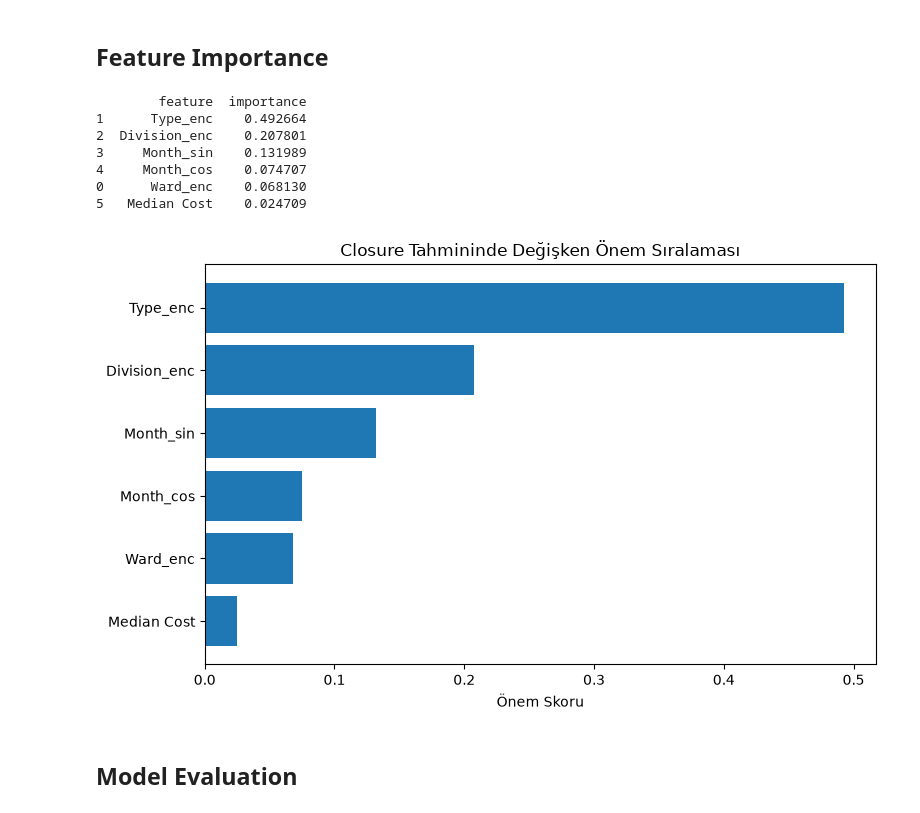
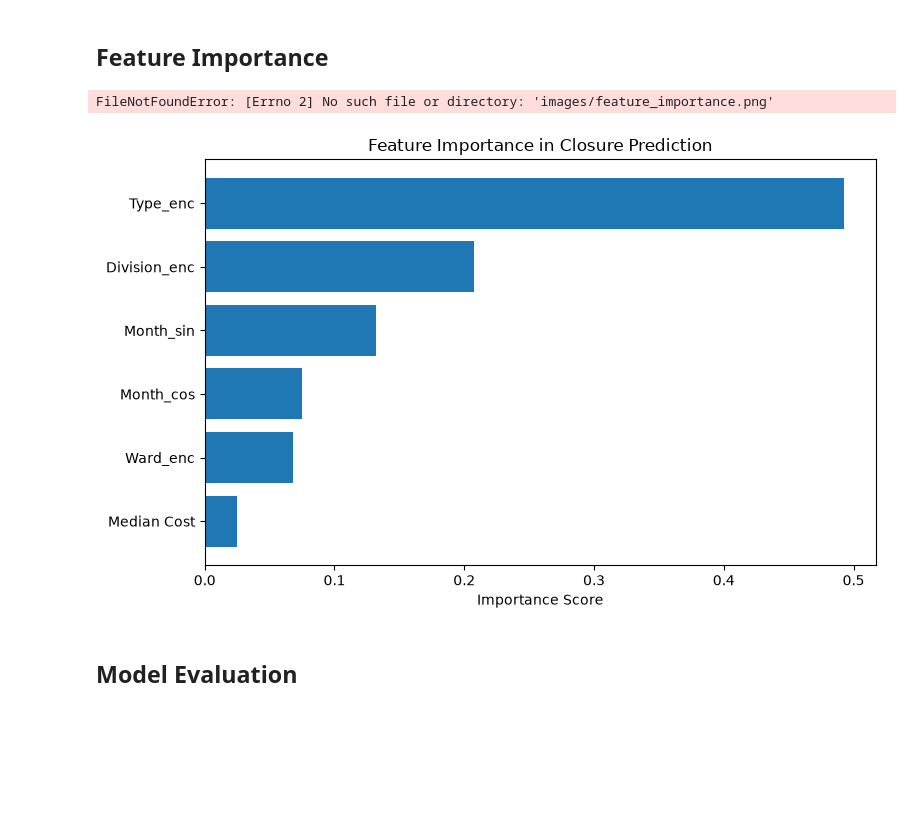
Before and after one commit to Mert30/toronto_311_project, a Jupyter notebook: notebook/toronto_311_requests.ipynb, the cells around one changed output. Saved outputs shown, nothing was run; the diff lists cells and outputs as text; code cells hidden in the pictures; blank space fills up the shorter version.

```diff
--- a/notebook/toronto_311_requests.ipynb
+++ b/notebook/toronto_311_requests.ipynb
@@ -500,27 +488,18 @@ importance_df = pd.DataFrame({
     'feature': X.columns,
     'importance': rf.feature_importances_
 }).sort_values('importance', ascending=False)
-
-print(importance_df)
-# %% [output]
-        feature  importance
-1      Type_enc    0.492664
-2  Division_enc    0.207801
-3     Month_sin    0.131989
-4     Month_cos    0.074707
-0      Ward_enc    0.068130
-5   Median Cost    0.024709
 # %%
 plt.figure(figsize=(8,5))
 plt.barh(importance_df['feature'], importance_df['importance'])
-plt.xlabel('Önem Skoru')
-plt.title('Closure Tahmininde Değişken Önem Sıralaması')
+plt.xlabel('Importance Score')
+plt.title('Feature Importance in Closure Prediction')
 plt.gca().invert_yaxis()
 plt.tight_layout()
 plt.savefig('images/feature_importance.png', dpi=150)
 plt.show()
 # %% [output]
+FileNotFoundError: [Errno 2] No such file or directory: 'images/feature_importance.png'
-[figure, old version]
+[figure, new version]
 # %% [markdown]
 ## Model Evaluation
 # %%
```
Also changed, not shown: parts of 14 cells of this notebook, 2 other files.
